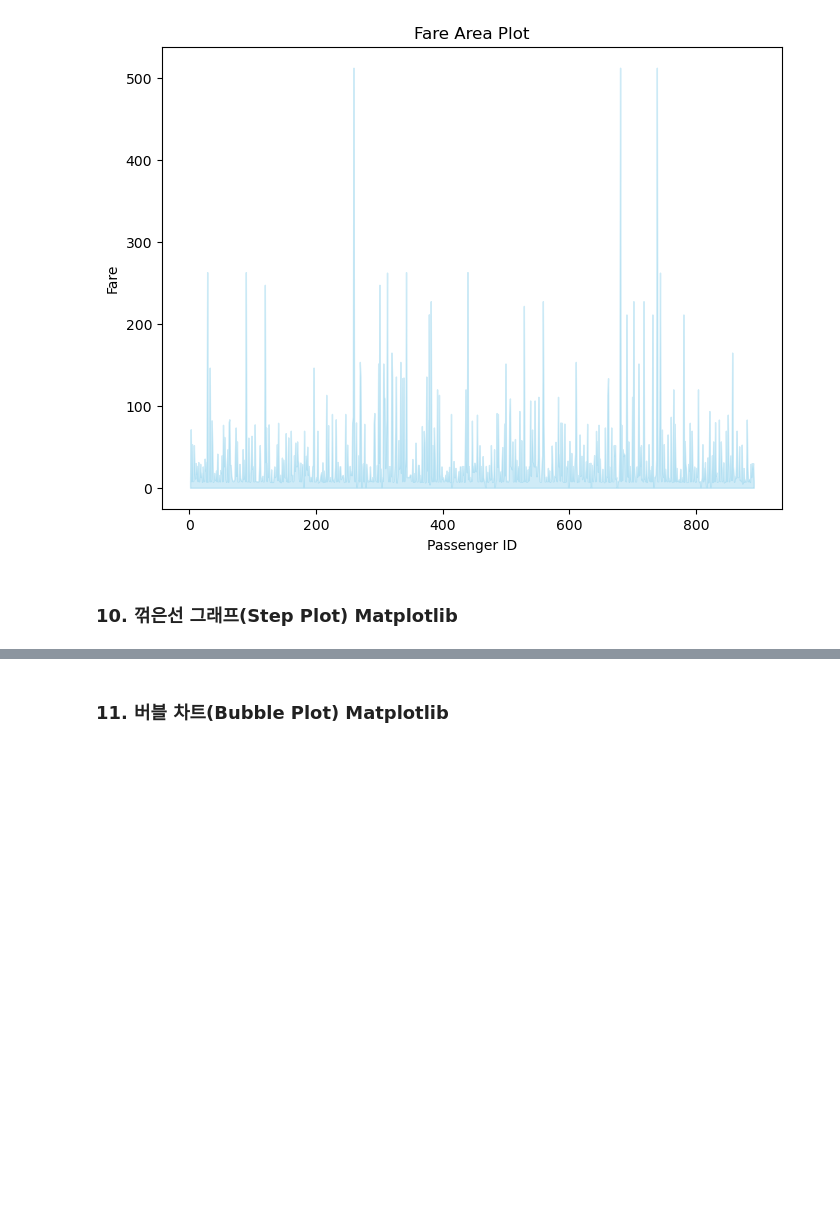
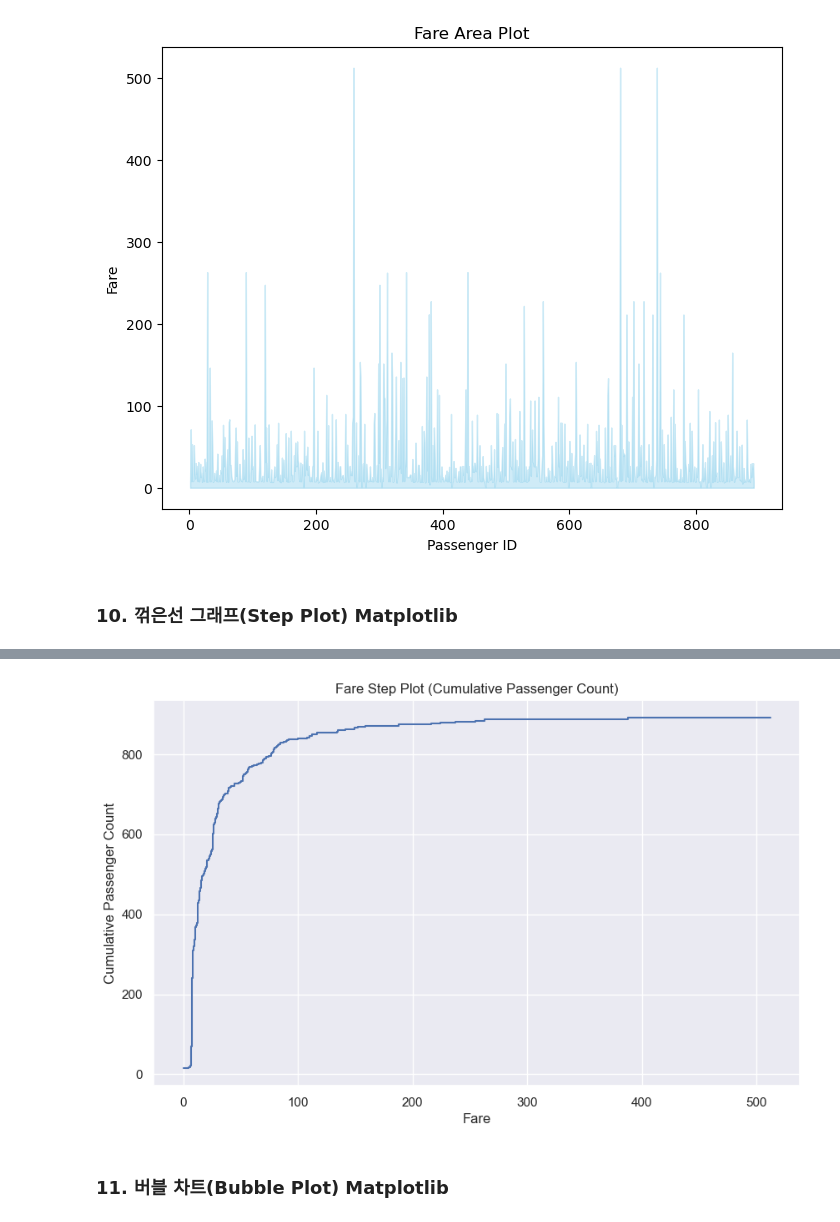
Before and after one commit to YangGuiBee/ML, a Jupyter notebook: TextBook-09/ex09.ipynb, the cells around one changed output, grey strips where cells are left out. Saved outputs shown, nothing was run; the diff lists cells and outputs as text; code cells hidden in the pictures; blank space fills up the shorter version.

```diff
--- a/TextBook-09/ex09.ipynb
+++ b/TextBook-09/ex09.ipynb
@@ -245,3 +245,19 @@ plt.show()
+# %%
+titanic_df = pd.read_csv('https://raw.githubusercontent.com/YangGuiBee/ML/main/TextBook-09/titanic_train.csv')
+
+# 각 운임별 승객 수 계산 후 누적 합계로 변환
+fare_counts = titanic_df['Fare'].value_counts().sort_index().cumsum()
+
+# 그래프 그리기
+plt.figure(figsize=(10, 6))
+plt.step(fare_counts.index, fare_counts.values, where='mid', linestyle='-')
+plt.title('Fare Step Plot (Cumulative Passenger Count)')
+plt.xlabel('Fare')
+plt.ylabel('Cumulative Passenger Count')
+plt.grid(True)
+plt.show()
+# %% [output]
+[figure, added]
 # %% [markdown]
 ### 11. 버블 차트(Bubble Plot) Matplotlib
 # %%
```
Also changed, not shown: parts of 1 cell of this notebook.
